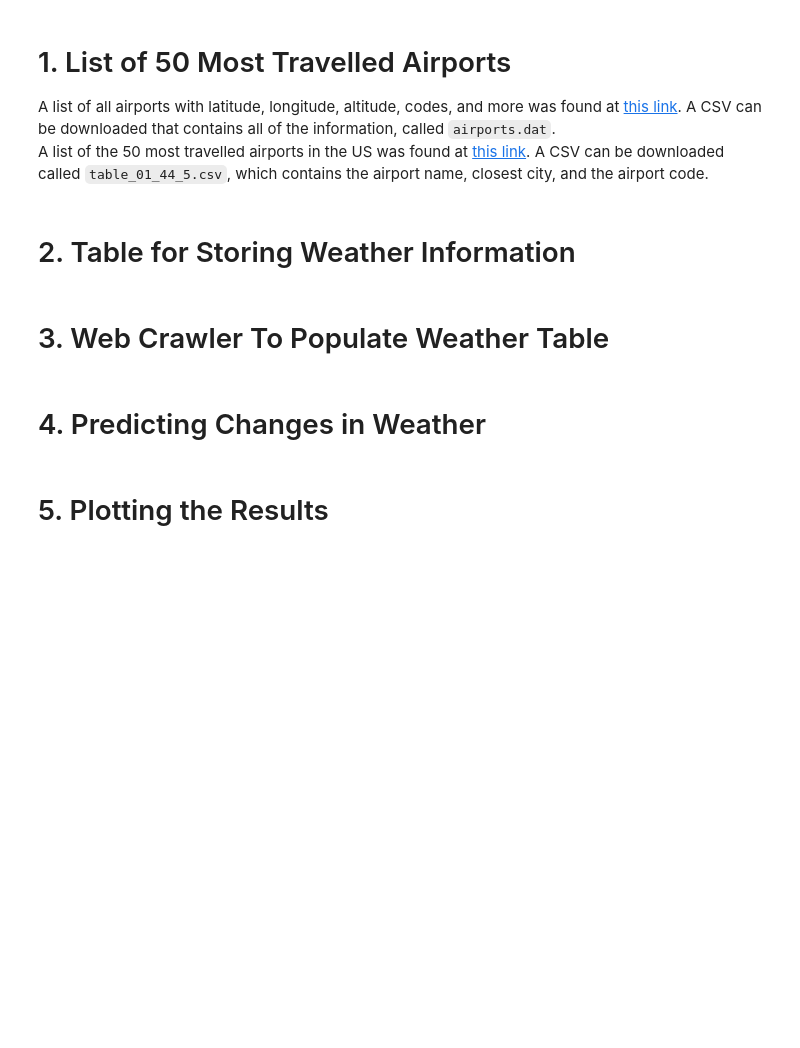
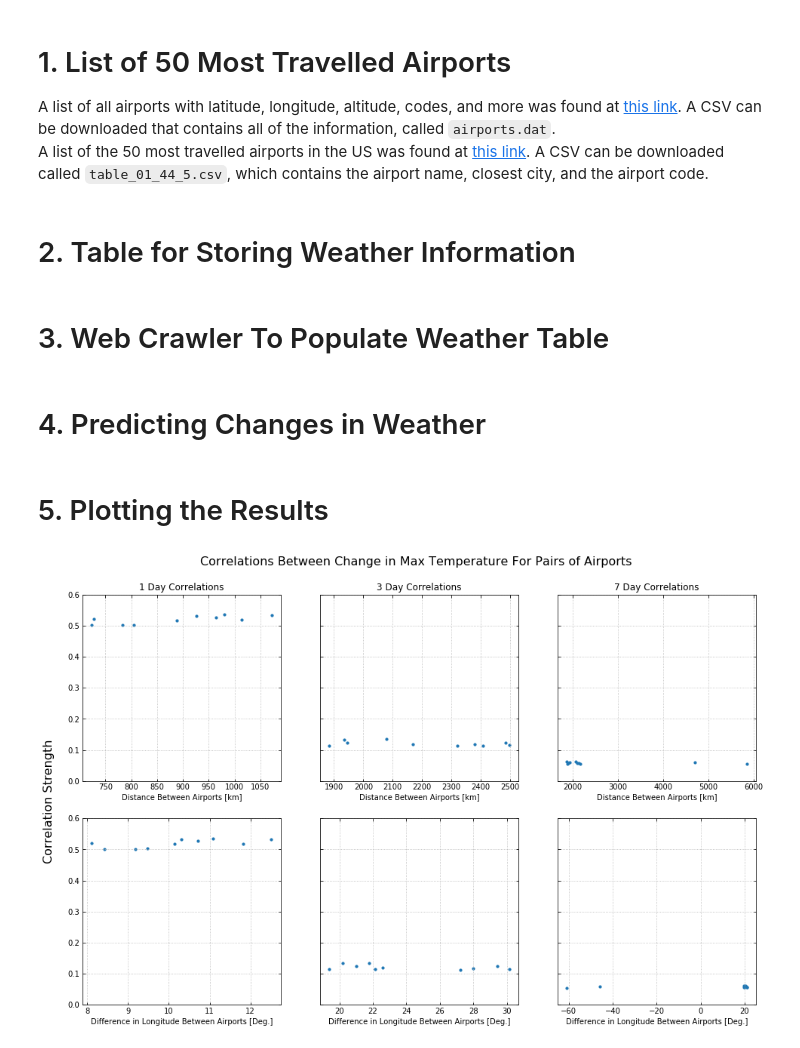
Before and after one commit to giangdip2410/watkins-ay250-s2018-hw, a Jupyter notebook: hw_5/hw_5_assignment.ipynb, the cells around one changed output. Saved outputs shown, nothing was run; the diff lists cells and outputs as text; code cells hidden in the pictures; blank space fills up the shorter version.

```diff
--- a/hw_5/hw_5_assignment.ipynb
+++ b/hw_5/hw_5_assignment.ipynb
@@ -228 +251,50 @@ nMax = 10
+# %%
+# create a figure to plot the correlation strengths as functions of distance between and difference in longitude
+fig, ax = plt.subplots(2, 3, sharey='row',figsize=(16,10))
+fig.text(0.08, 0.5, 'Correlation Strength', va='center', rotation='vertical',fontsize=16)
+fig.text(0.26, 0.94, 'Correlations Between Change in Max Temperature For Pairs of Airports',va='center',fontsize=16)
+
+labels = ["1 Day Correlations","3 Day Correlations","7 Day Correlations"]
+
+# loop over the 1, 3, and 7 day differences
+for iDiff in range(3):
+
+    # find the pairs of airports with the highest correlation
+    corrStrength = maxTempCorrs[:,iDiff]
+    maxInds = corrStrength.argsort()[::-1][:nMax]
+    bestPerms = perms[maxInds]
+
+    distances = np.zeros(nMax)
+    dlongitude = np.zeros(nMax)
+
+    # for each airport pair, determine the distance between the airports and the difference in longitude
+    for iMax in range(nMax):
+        perm = bestPerms[iMax]
+        latlon = np.zeros((2,2))
+        for iPerm in range(2):
+            # get the latitude and longitude
+            sql_cmd = f"""SELECT airports.latitude,airports.longitude FROM airports
+                         WHERE airports.aid = {perm[iPerm]}"""
+
+            cursor.execute(sql_cmd);
+            latlon[iPerm] = np.array(cursor.fetchall(),dtype = np.float)
+
+        distances[iMax] = distanceOnSphere(latlon[0,0],latlon[0,1],latlon[1,0],latlon[1,1])
+        dlongitude[iMax] = latlon[1,1]-latlon[0,1]
+
+    # plot the results
+    ax[0,iDiff].scatter(distances*1e-3,corrStrength[maxInds],s=10.0)
+    ax[0,iDiff].tick_params(which="both",top="on",right="on",direction="in")
+    ax[0,iDiff].grid(linestyle="dotted")
+    ax[0,iDiff].set_title(labels[iDiff])
+    ax[0,iDiff].set_xlabel("Distance Between Airports [km]")
+    ax[0,iDiff].set_ylim([0,0.6])
+
+    ax[1,iDiff].scatter(dlongitude,corrStrength[maxInds],s=10.0)
+    ax[1,iDiff].tick_params(which="both",top="on",right="on",direction="in")
+    ax[1,iDiff].grid(linestyle="dotted")
+    ax[1,iDiff].set_xlabel("Difference in Longitude Between Airports [Deg.]")
+    ax[1,iDiff].set_ylim([0,0.6])
+# %% [output]
+[figure, added]
 # %%
```
Also changed, not shown: parts of 14 cells of this notebook.
